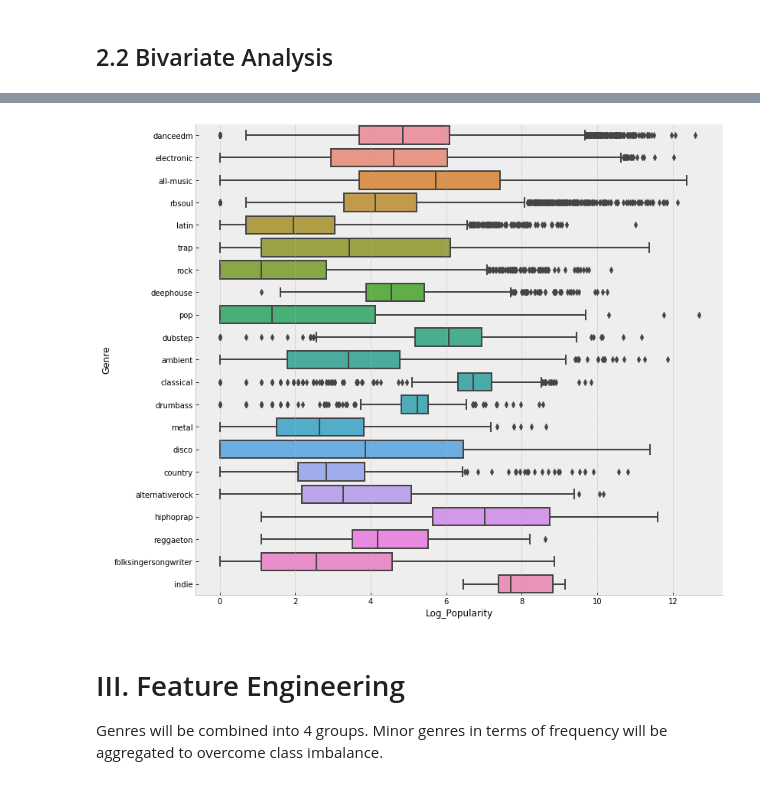
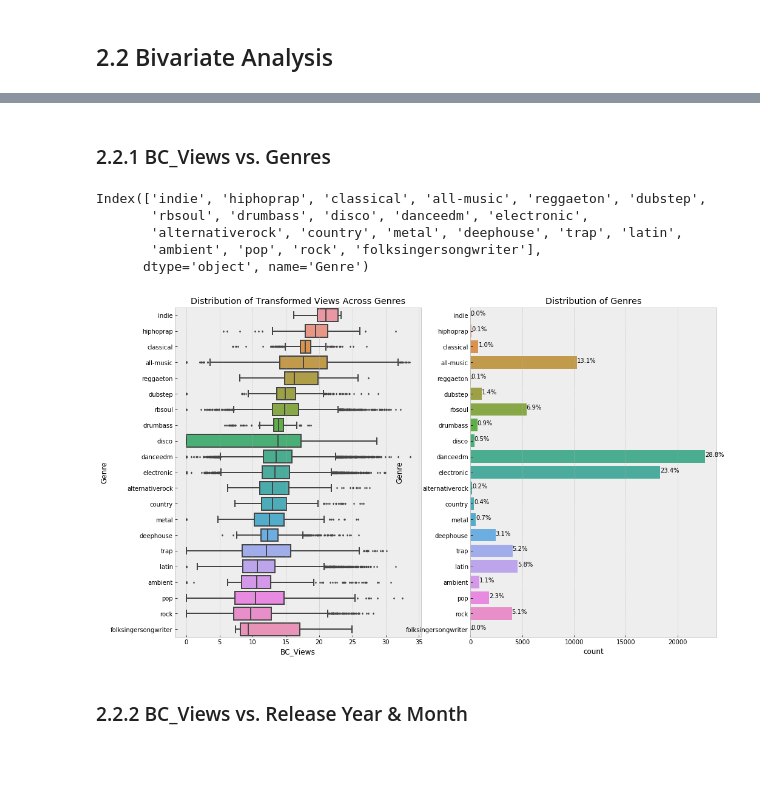
Before and after one commit to Shenghao1993/songs-popularity-prediction, a Jupyter notebook: 1.0-wsh-exploratory-data-analysis.ipynb, the cells around one changed output, grey strips where cells are left out. Saved outputs shown, nothing was run; the diff lists cells and outputs as text; code cells hidden in the pictures; blank space fills up the shorter version.

```diff
--- a/1.0-wsh-exploratory-data-analysis.ipynb
+++ b/1.0-wsh-exploratory-data-analysis.ipynb
@@ -209,10 +247,32 @@ g.fig.set_figheight(10)
-# %%
-g = sns.catplot(x="Log_Popularity", y="Genre", kind="box", data=train_df,
-                order=train_df['Genre'].value_counts().index);
-g.fig.set_figwidth(16)
-g.fig.set_figheight(10)
-# %% [output]
-[figure, removed]
-# %% [markdown]
-# III. Feature Engineering
-Genres will be combined into 4 groups. Minor genres in terms of frequency will be aggregated to overcome class imbalance.
+# %% [markdown]
+### 2.2.1 BC_Views vs. Genres
+# %%
+genres_sorted_by_views = train_df.groupby('Genre')[['BC_Views']].median().sort_values(by=['BC_Views'],
+                                                                                      ascending=False).index
+print(genres_sorted_by_views)
+
+f, ax = plt.subplots(1, 2, figsize=(16, 10))
+sns.catplot(x="BC_Views", y="Genre", kind="box", data=train_df,
+                order=genres_sorted_by_views, fliersize=2, ax=ax[0]);
+ax[0].set_title('Distribution of Transformed Views Across Genres')
+
+sns.countplot(y='Genre', data=train_df, order=genres_sorted_by_views, ax=ax[1])
+total = len(train_df['Genre'])
+for p in ax[1].patches:
+    percentage = '{:.1f}%'.format(100 * p.get_width()/total)
+    x = p.get_x() + p.get_width() + 0.02
+    y = p.get_y() + p.get_height()/2
+    ax[1].annotate(percentage, (x, y))
+
+ax[1].set_title('Distribution of Genres')
+plt.close(2)
+plt.show()
+# %% [output]
+Index(['indie', 'hiphoprap', 'classical', 'all-music', 'reggaeton', 'dubstep',
+       'rbsoul', 'drumbass', 'disco', 'danceedm', 'electronic',
+       'alternativerock', 'country', 'metal', 'deephouse', 'trap', 'latin',
+       'ambient', 'pop', 'rock', 'folksingersongwriter'],
+      dtype='object', name='Genre')
+[figure, added]
+# %% [markdown]
+### 2.2.2 BC_Views vs. Release Year & Month
```
Also changed, not shown: parts of 13 cells of this notebook.
